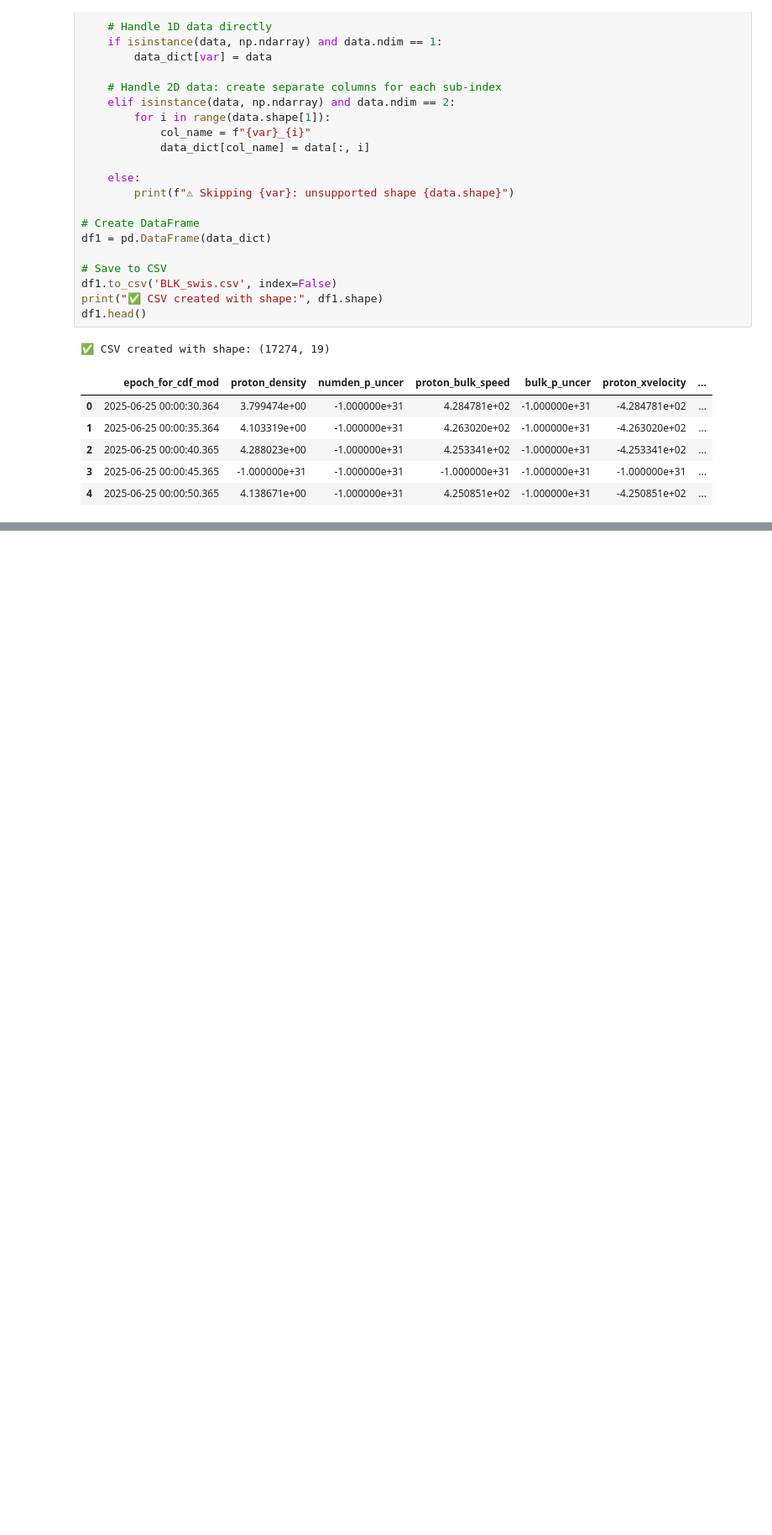
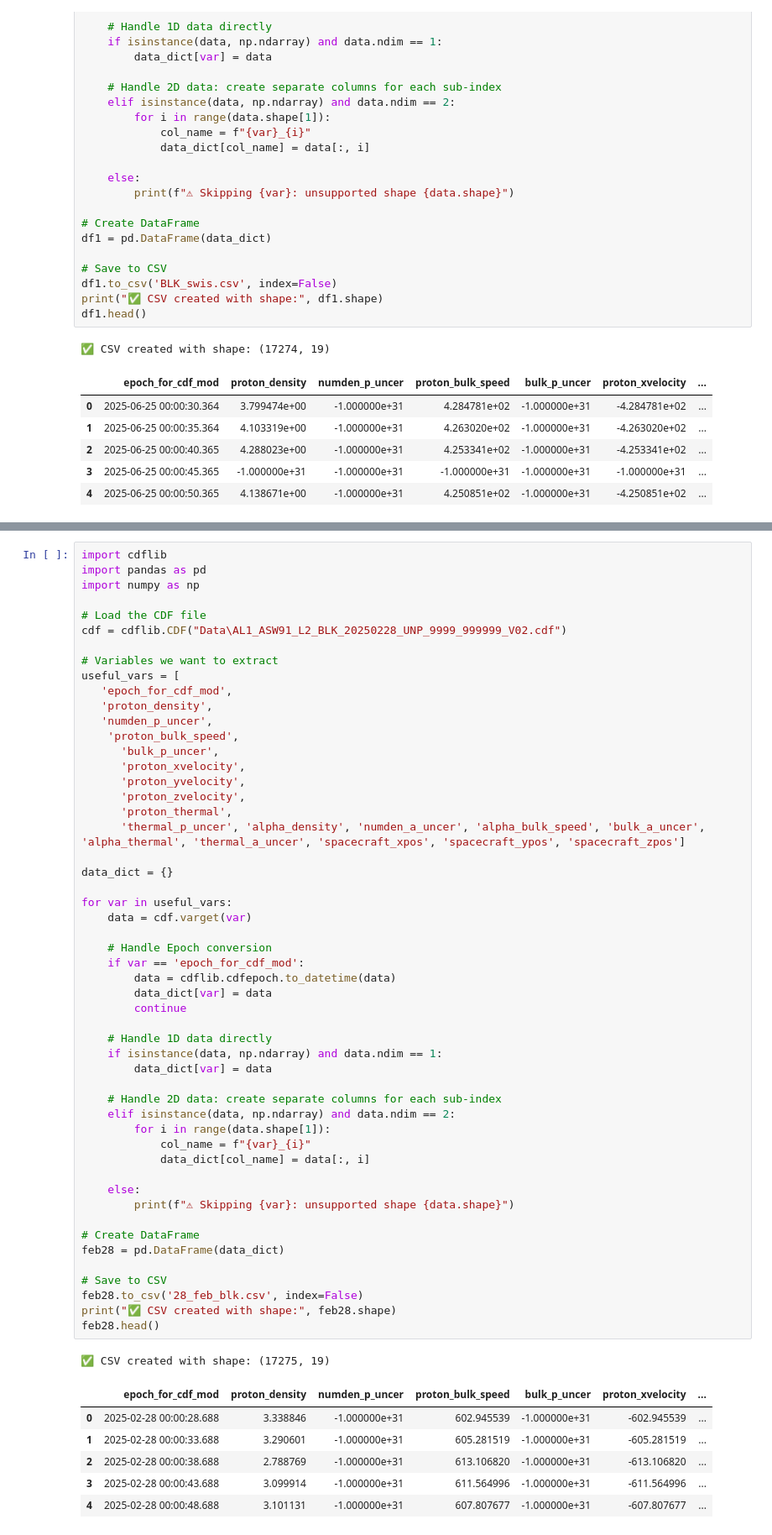
Before and after one commit to prajakta2005/CME_Prediction, a Jupyter notebook: data.ipynb, the cells around one changed output, grey strips where cells are left out. Shown at 84% size. Cells and saved outputs as stored; diff of their text form; blank space fills up the shorter version.

```diff
--- a/data.ipynb
+++ b/data.ipynb
@@ -334,0 +374,60 @@ df1.head()
+# %%
+import cdflib
+import pandas as pd
+import numpy as np
+
+# Load the CDF file
+cdf = cdflib.CDF("Data\AL1_ASW91_L2_BLK_20250228_UNP_9999_999999_V02.cdf")
+
+# Variables we want to extract
+useful_vars = [
+   'epoch_for_cdf_mod',
+   'proton_density',
+   'numden_p_uncer',
+    'proton_bulk_speed',
+      'bulk_p_uncer',
+      'proton_xvelocity',
+      'proton_yvelocity',
+      'proton_zvelocity',
+      'proton_thermal',
+      'thermal_p_uncer', 'alpha_density', 'numden_a_uncer', 'alpha_bulk_speed', 'bulk_a_uncer', 'alpha_thermal', 'thermal_a_uncer', 'spacecraft_xpos', 'spacecraft_ypos', 'spacecraft_zpos']
+
+data_dict = {}
+
+for var in useful_vars:
+    data = cdf.varget(var)
+
+    # Handle Epoch conversion
+    if var == 'epoch_for_cdf_mod':
+        data = cdflib.cdfepoch.to_datetime(data)
+        data_dict[var] = data
+        continue
+
+    # Handle 1D data directly
+    if isinstance(data, np.ndarray) and data.ndim == 1:
+        data_dict[var] = data
+
+    # Handle 2D data: create separate columns for each sub-index
+    elif isinstance(data, np.ndarray) and data.ndim == 2:
+        for i in range(data.shape[1]):
+            col_name = f"{var}_{i}"
+            data_dict[col_name] = data[:, i]
+
+    else:
+        print(f"⚠ Skipping {var}: unsupported shape {data.shape}")
+
+# Create DataFrame
+feb28 = pd.DataFrame(data_dict)
+
+# Save to CSV
+feb28.to_csv('28_feb_blk.csv', index=False)
+print("✅ CSV created with shape:", feb28.shape)
+feb28.head()
+# %% [output]
+✅ CSV created with shape: (17275, 19)
+|  | epoch_for_cdf_mod | proton_density | numden_p_uncer | proton_bulk_speed | bulk_p_uncer | proton_xvelocity | ... |
+| 0 | 2025-02-28 00:00:28.688 | 3.338846 | -1.000000e+31 | 602.945539 | -1.000000e+31 | -602.945539 | ... |
+| 1 | 2025-02-28 00:00:33.688 | 3.290601 | -1.000000e+31 | 605.281519 | -1.000000e+31 | -605.281519 | ... |
+| 2 | 2025-02-28 00:00:38.688 | 2.788769 | -1.000000e+31 | 613.106820 | -1.000000e+31 | -613.106820 | ... |
+| 3 | 2025-02-28 00:00:43.688 | 3.099914 | -1.000000e+31 | 611.564996 | -1.000000e+31 | -611.564996 | ... |
+| 4 | 2025-02-28 00:00:48.688 | 3.101131 | -1.000000e+31 | 607.807677 | -1.000000e+31 | -607.807677 | ... |
```
Also changed, not shown: parts of 9 cells of this notebook.
